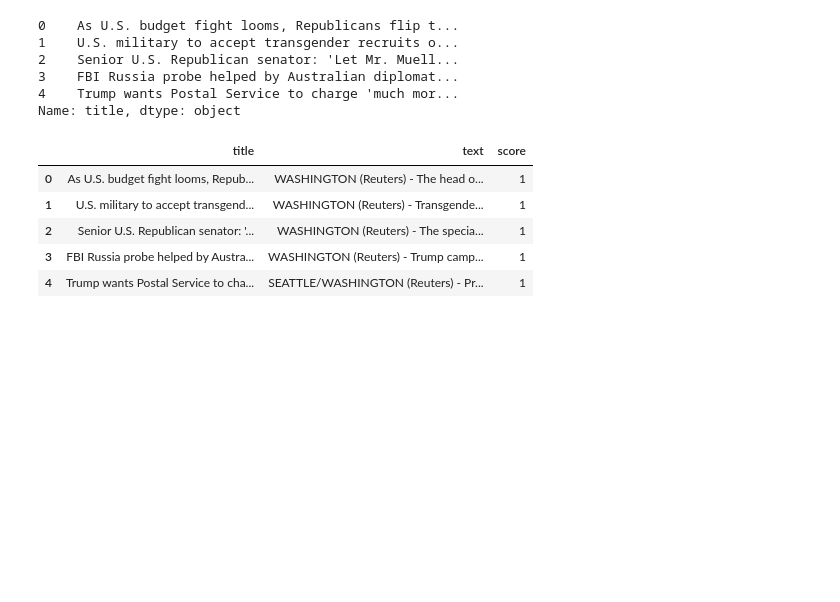
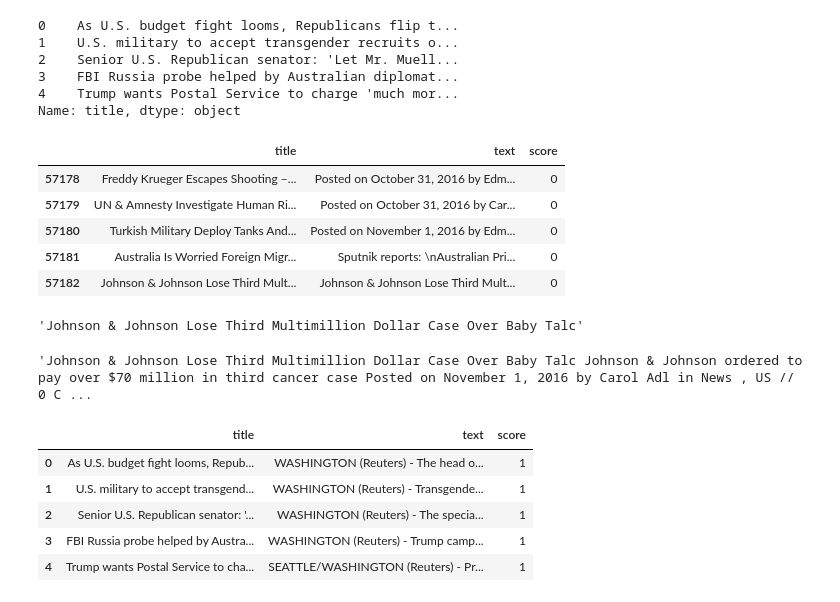
Before and after one commit to LiamCafffrey/FakeNews, a Jupyter notebook: notebooks/Neural_network_nico.ipynb, the cells around one changed output. Drawn from its saved outputs; the diff is of its cells as text; code cells hidden in the pictures; blank space fills up the shorter version.

```diff
--- a/notebooks/Neural_network_nico.ipynb
+++ b/notebooks/Neural_network_nico.ipynb
@@ -168,6 +168,25 @@ fake['score'] = 0
 fake_news_2['score'] = 0
 # %%
 data_working = pd.read_csv('../raw_data/working.csv')
+# %%
+data_working1 = pd.read_csv('../raw_data/working.csv')
+# %%
+data_working1.tail()
+# %% [output]
+|  | title | text | score |
+| 57178 | Freddy Krueger Escapes Shooting –... | Posted on October 31, 2016 by Edm... | 0 |
+| 57179 | UN & Amnesty Investigate Human Ri... | Posted on October 31, 2016 by Car... | 0 |
+| 57180 | Turkish Military Deploy Tanks And... | Posted on November 1, 2016 by Edm... | 0 |
+| 57181 | Australia Is Worried Foreign Migr... | Sputnik reports: \nAustralian Pri... | 0 |
+| 57182 | Johnson & Johnson Lose Third Mult... | Johnson & Johnson Lose Third Mult... | 0 |
+# %%
+data_working1.iloc[57182].title
+# %% [output]
+'Johnson & Johnson Lose Third Multimillion Dollar Case Over Baby Talc'
+# %%
+data_working1.iloc[57182].text
+# %% [output]
+'Johnson & Johnson Lose Third Multimillion Dollar Case Over Baby Talc Johnson & Johnson ordered to pay over $70 million in third cancer case Posted on November 1, 2016 by Carol Adl in News , US // 0 C ...
 # %%
 data_working.head()
 # %% [output]
```
Also changed, not shown: parts of 19 cells of this notebook, 2 other files.
